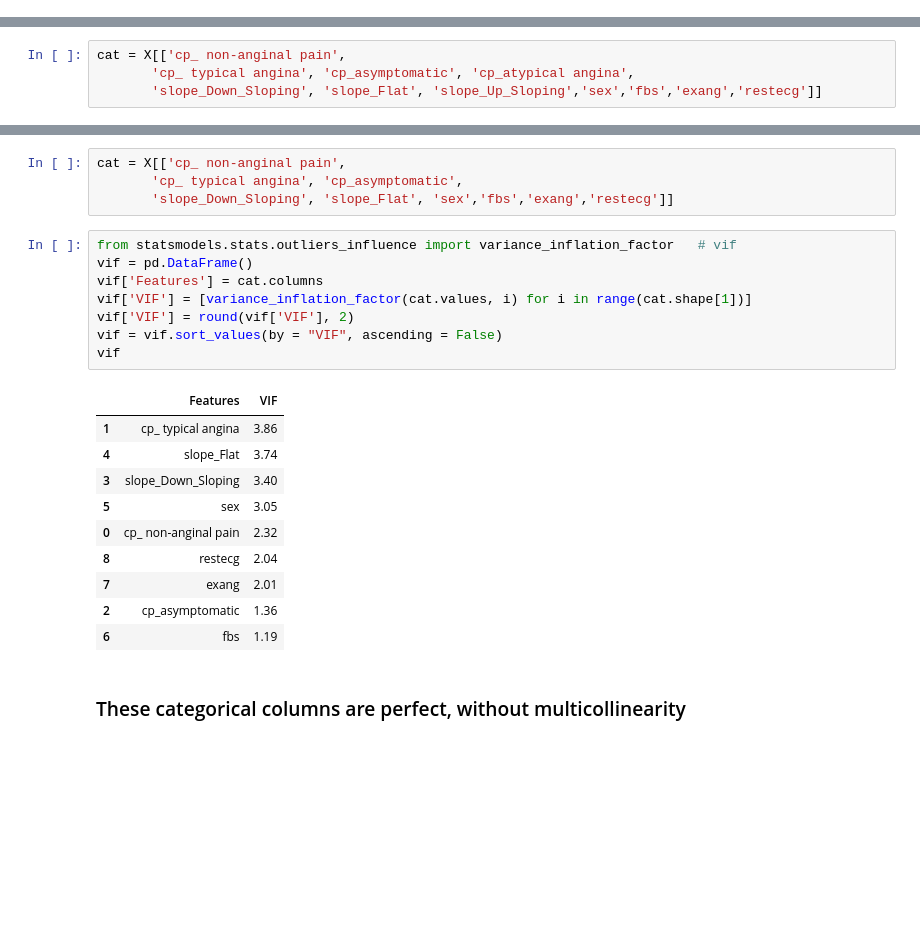
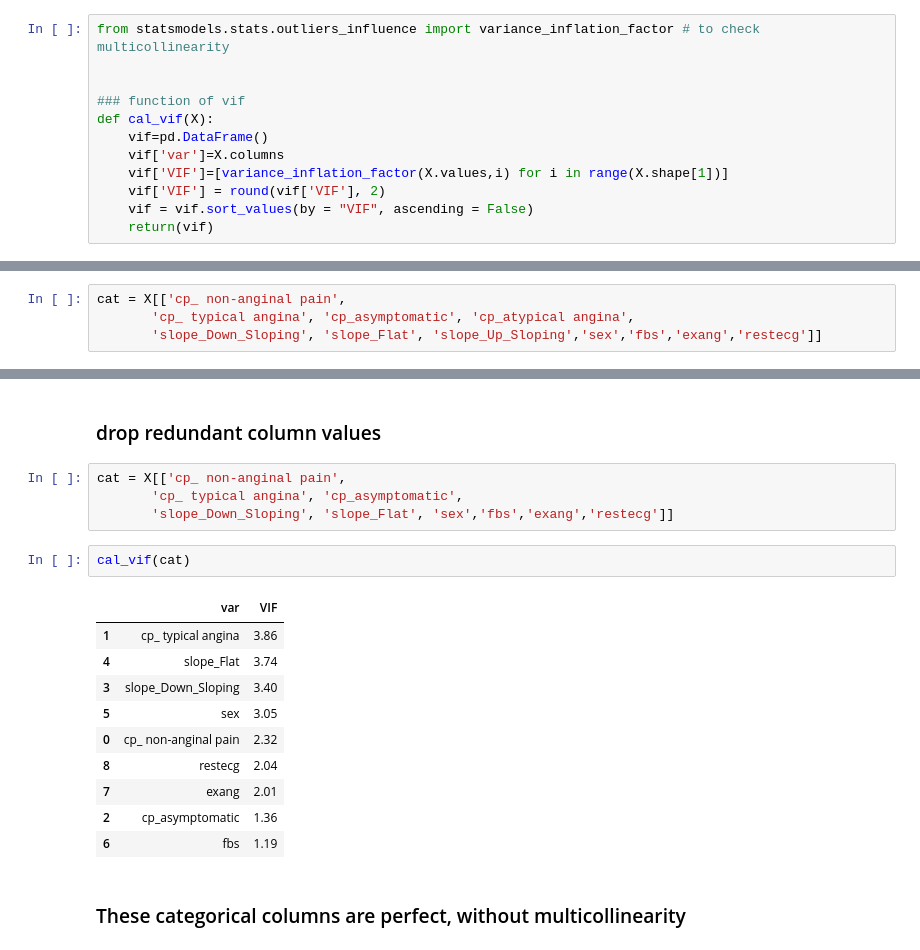
Before and after one commit to manujjoshi/Assignments, a Jupyter notebook: Logistic Regression Assignment.ipynb, the cells around one changed output, grey strips where cells are left out. Drawn from its saved outputs; the diff is of its cells as text; blank space fills up the shorter version.

```diff
--- a/Logistic Regression Assignment.ipynb
+++ b/Logistic Regression Assignment.ipynb
@@ -416,3 +416,15 @@ y = data['target']
+# %%
+from statsmodels.stats.outliers_influence import variance_inflation_factor # to check multicollinearity
+
+
+### function of vif
+def cal_vif(X):
+    vif=pd.DataFrame()
+    vif['var']=X.columns
+    vif['VIF']=[variance_inflation_factor(X.values,i) for i in range(X.shape[1])]
+    vif['VIF'] = round(vif['VIF'], 2)
+    vif = vif.sort_values(by = "VIF", ascending = False)
+    return(vif)
 # %% [markdown]
 ### Categorical columns
 # %%
@@ -443,17 +449,13 @@ vif
+# %% [markdown]
+### drop redundant column values
 # %%
 cat = X[['cp_ non-anginal pain',
        'cp_ typical angina', 'cp_asymptomatic',
        'slope_Down_Sloping', 'slope_Flat', 'sex','fbs','exang','restecg']]
 # %%
-from statsmodels.stats.outliers_influence import variance_inflation_factor   # vif
-vif = pd.DataFrame()
-vif['Features'] = cat.columns
-vif['VIF'] = [variance_inflation_factor(cat.values, i) for i in range(cat.shape[1])]
-vif['VIF'] = round(vif['VIF'], 2)
-vif = vif.sort_values(by = "VIF", ascending = False)
-vif
+cal_vif(cat)
 # %% [output]
-|  | Features | VIF |
+|  | var | VIF |
 | 1 | cp_ typical angina | 3.86 |
 | 4 | slope_Flat | 3.74 |
 | 3 | slope_Down_Sloping | 3.40 |
```
Also changed, not shown: parts of 16 cells of this notebook.
